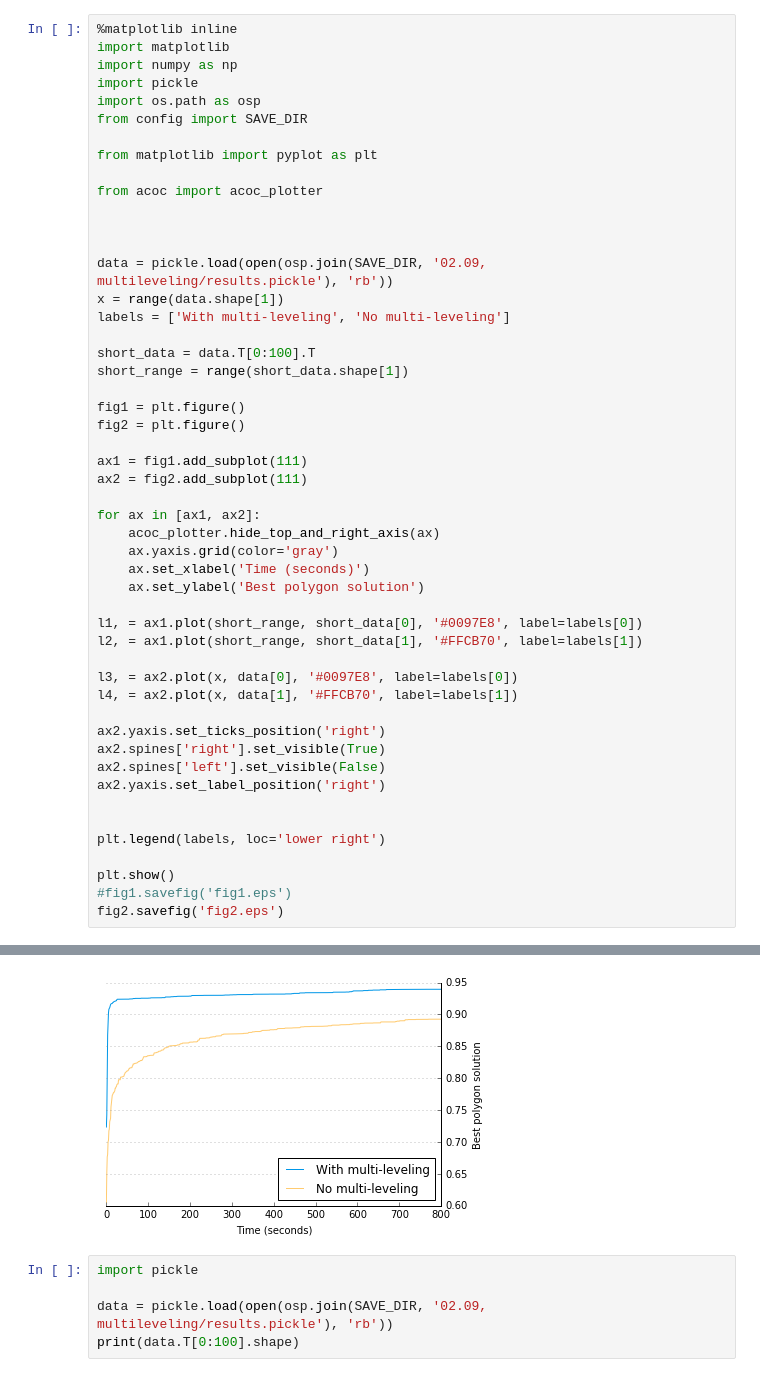
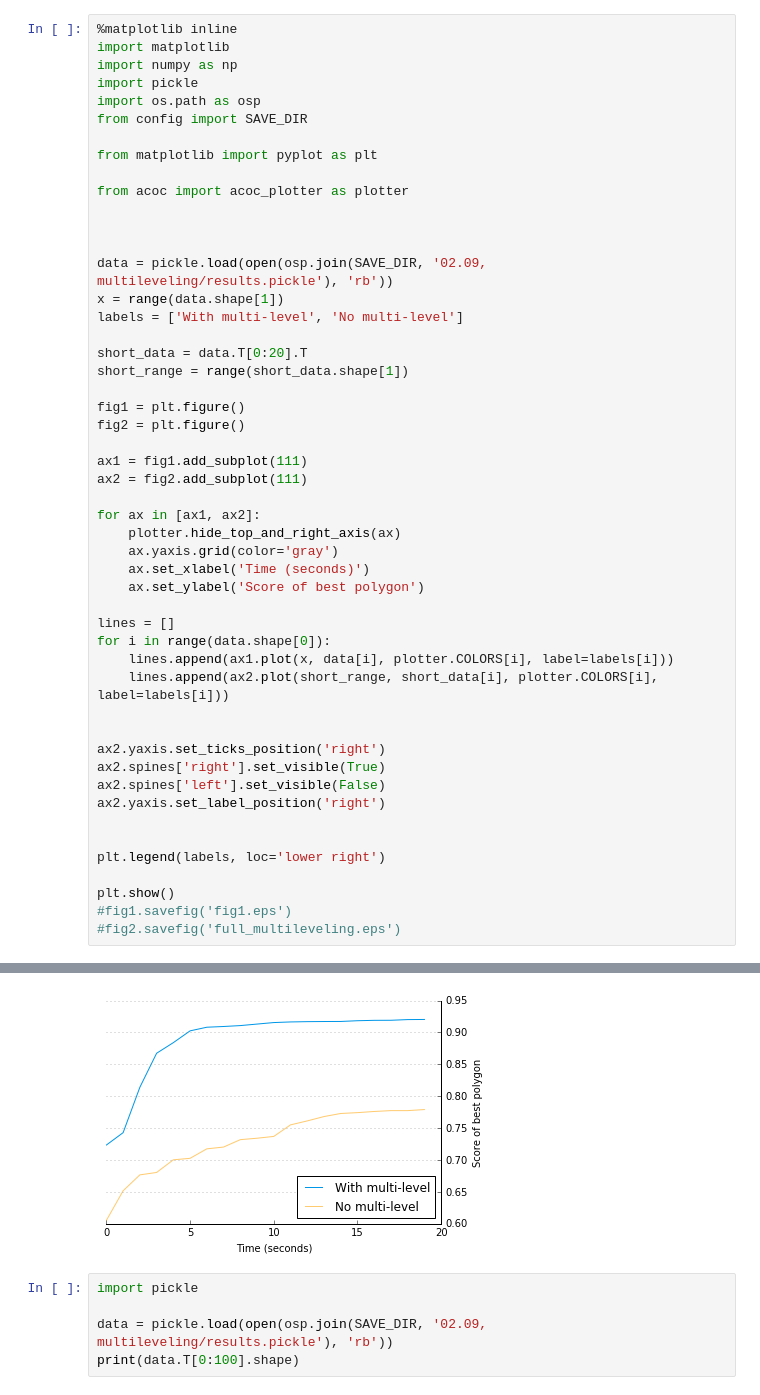
Before and after one commit to torryt/polyaco-plus, a Jupyter notebook: Multileveling.ipynb, the cells around one changed output, grey strips where cells are left out. Cells and saved outputs as stored; diff of their text form.

Commit message:
Added confs to compare_multileveling

```diff
--- a/Multileveling.ipynb
+++ b/Multileveling.ipynb
@@ -8,15 +8,15 @@ from config import SAVE_DIR
 
 from matplotlib import pyplot as plt
 
-from acoc import acoc_plotter
+from acoc import acoc_plotter as plotter
 
 
 
 data = pickle.load(open(osp.join(SAVE_DIR, '02.09, multileveling/results.pickle'), 'rb'))
 x = range(data.shape[1])
-labels = ['With multi-leveling', 'No multi-leveling']
+labels = ['With multi-level', 'No multi-level']
 
-short_data = data.T[0:100].T
+short_data = data.T[0:20].T
 short_range = range(short_data.shape[1])
 
 fig1 = plt.figure()
@@ -26,16 +26,16 @@ ax1 = fig1.add_subplot(111)
 ax2 = fig2.add_subplot(111)
 
 for ax in [ax1, ax2]:
-    acoc_plotter.hide_top_and_right_axis(ax)
+    plotter.hide_top_and_right_axis(ax)
     ax.yaxis.grid(color='gray')
     ax.set_xlabel('Time (seconds)')
-    ax.set_ylabel('Best polygon solution')
+    ax.set_ylabel('Score of best polygon')
 
-l1, = ax1.plot(short_range, short_data[0], '#0097E8', label=labels[0])
-l2, = ax1.plot(short_range, short_data[1], '#FFCB70', label=labels[1])
+lines = []
+for i in range(data.shape[0]):
+    lines.append(ax1.plot(x, data[i], plotter.COLORS[i], label=labels[i]))
+    lines.append(ax2.plot(short_range, short_data[i], plotter.COLORS[i], label=labels[i]))
 
-l3, = ax2.plot(x, data[0], '#0097E8', label=labels[0])
-l4, = ax2.plot(x, data[1], '#FFCB70', label=labels[1])
 
 ax2.yaxis.set_ticks_position('right')
 ax2.spines['right'].set_visible(True)
@@ -47,5 +47,5 @@ plt.legend(labels, loc='lower right')
 
 plt.show()
 #fig1.savefig('fig1.eps')
-fig2.savefig('fig2.eps')
+#fig2.savefig('full_multileveling.eps')
 # %% [output]
@@ -53,4 +55,4 @@ fig2.savefig('fig2.eps')
-[figure, old version]
+[figure, new version]
 # %%
 import pickle
 
```
Also changed, not shown: parts of 4 cells of this notebook, 5 other files.
